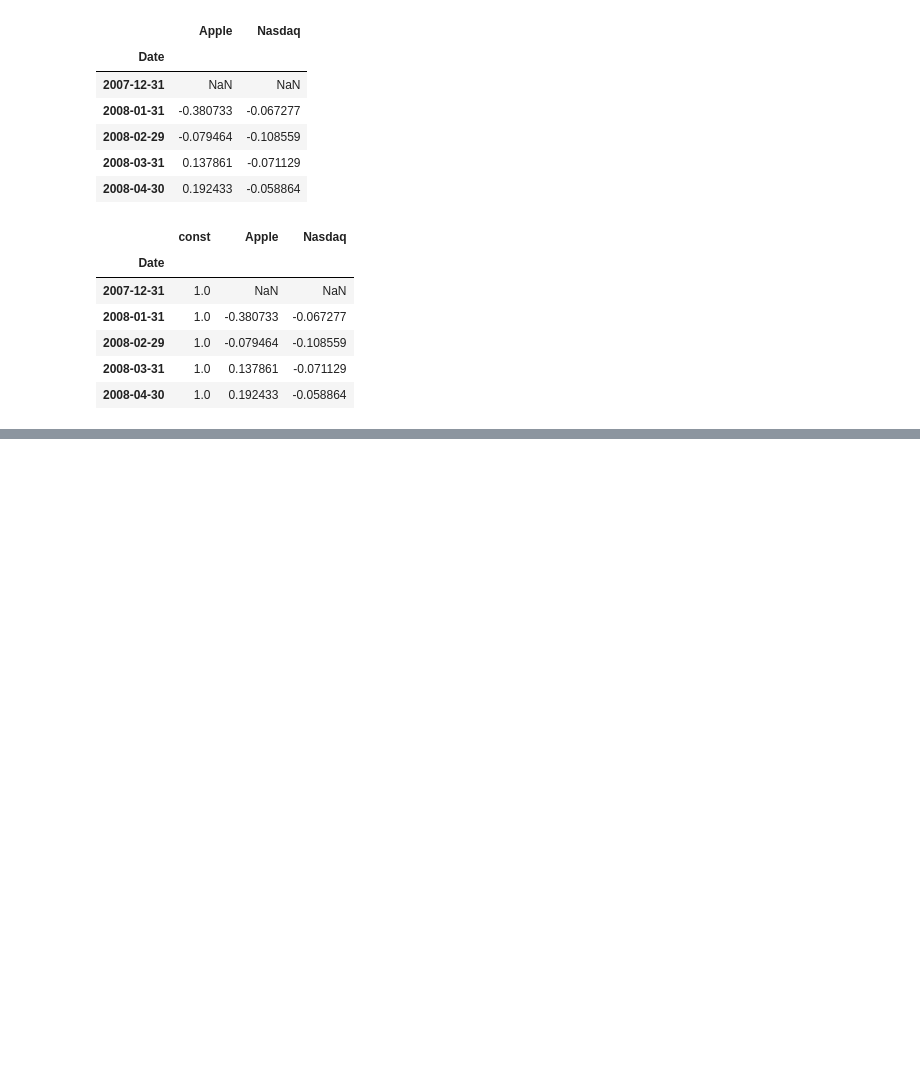
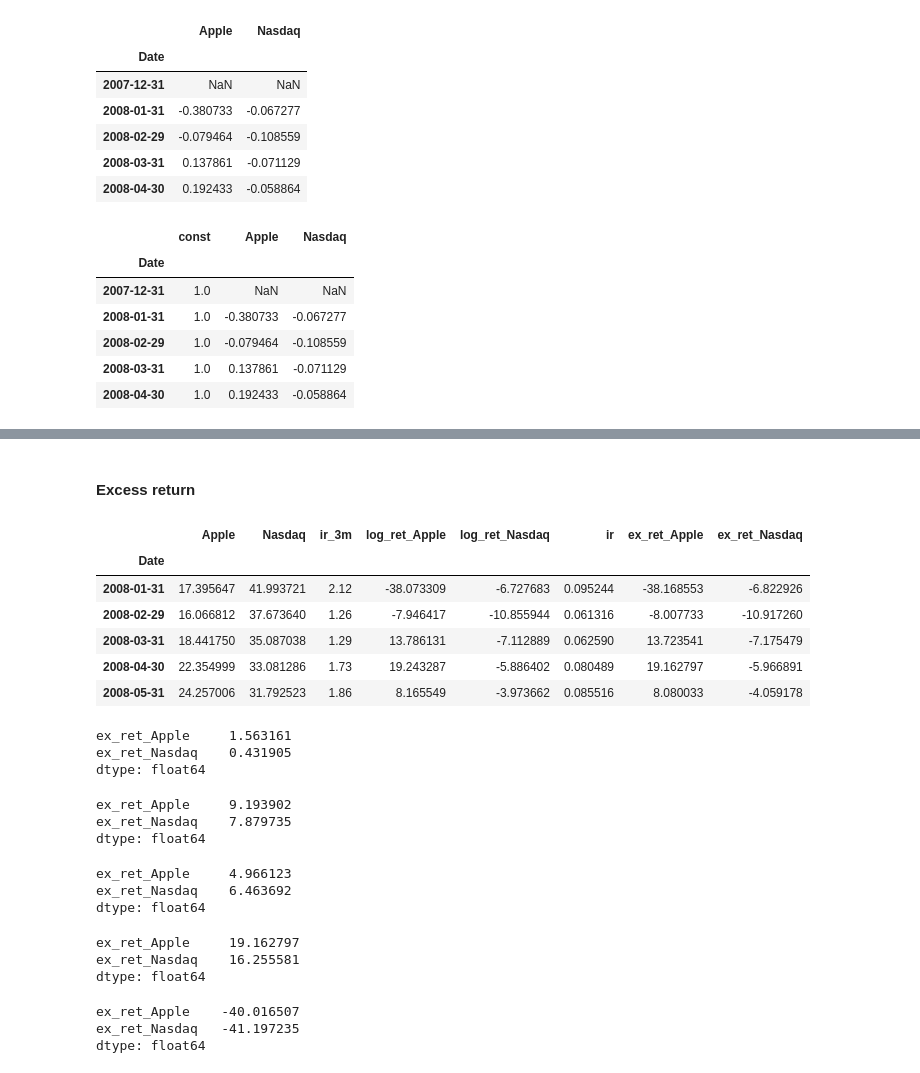
Before and after one commit to smurve/financials, a Jupyter notebook: GettingStarted_with_CFDS.ipynb, the cells around one changed output, grey strips where cells are left out. Cells and saved outputs as stored; diff of their text form; code cells hidden in the pictures; blank space fills up the shorter version.

```diff
--- a/GettingStarted_with_CFDS.ipynb
+++ b/GettingStarted_with_CFDS.ipynb
@@ -117,0 +153,3 @@ obs=np.array([3, -3, 0, 2, 1, 3])
+# %%
+ir_3m = ir_3m.set_index('Date')
+ir_3m.head()
@@ -117,0 +183,3 @@ obs=np.array([3, -3, 0, 2, 1, 3])
+# %%
+stocks_data = pd.concat([data, ir_3m], axis=1)
+stocks_data.head()
@@ -117,0 +194,5 @@ obs=np.array([3, -3, 0, 2, 1, 3])
+# %%
+stocks_data['log_ret_Apple'] = 100* np.log(stocks_data['Apple']).diff()
+stocks_data['log_ret_Nasdaq'] = 100* np.log(stocks_data['Nasdaq']).diff()
+stocks_data.dropna(inplace=True)
+stocks_data.head()
@@ -117,0 +212,3 @@ obs=np.array([3, -3, 0, 2, 1, 3])
+# %%
+stocks_data['ir'] = np.log((1+stocks_data['ir_3m']*91/365.25)**(20.4375/91))
+stocks_data.head()
@@ -117,0 +223,49 @@ obs=np.array([3, -3, 0, 2, 1, 3])
+# %% [markdown]
+#### Excess return
+# %%
+stocks_data['ex_ret_Apple'] = stocks_data['log_ret_Apple'] - stocks_data['ir']
+stocks_data['ex_ret_Nasdaq'] = stocks_data['log_ret_Nasdaq'] - stocks_data['ir']
+stocks_data.head()
+# %% [output]
+|  | Apple | Nasdaq | ir_3m | log_ret_Apple | log_ret_Nasdaq | ir | ex_ret_Apple | ex_ret_Nasdaq |
+| Date |  |  |  |  |  |  |  |  |
+| 2008-01-31 | 17.395647 | 41.993721 | 2.12 | -38.073309 | -6.727683 | 0.095244 | -38.168553 | -6.822926 |
+| 2008-02-29 | 16.066812 | 37.673640 | 1.26 | -7.946417 | -10.855944 | 0.061316 | -8.007733 | -10.917260 |
+| 2008-03-31 | 18.441750 | 35.087038 | 1.29 | 13.786131 | -7.112889 | 0.062590 | 13.723541 | -7.175479 |
+| 2008-04-30 | 22.354999 | 33.081286 | 1.73 | 19.243287 | -5.886402 | 0.080489 | 19.162797 | -5.966891 |
+| 2008-05-31 | 24.257006 | 31.792523 | 1.86 | 8.165549 | -3.973662 | 0.085516 | 8.080033 | -4.059178 |
+# %%
+stocks_mean = stocks_data[['ex_ret_Apple','ex_ret_Nasdaq']].mean()
+stocks_mean
+# %% [output]
+ex_ret_Apple     1.563161
+ex_ret_Nasdaq    0.431905
+dtype: float64
+# %%
+stocks_std = stocks_data[['ex_ret_Apple','ex_ret_Nasdaq']].std()
+stocks_std
+# %% [output]
+ex_ret_Apple     9.193902
+ex_ret_Nasdaq    7.879735
+dtype: float64
+# %%
+stocks_kurt = stocks_data[['ex_ret_Apple','ex_ret_Nasdaq']].kurt()
+stocks_kurt
+# %% [output]
+ex_ret_Apple     4.966123
+ex_ret_Nasdaq    6.463692
+dtype: float64
+# %%
+stocks_max = stocks_data[['ex_ret_Apple','ex_ret_Nasdaq']].max()
+stocks_max
+# %% [output]
+ex_ret_Apple     19.162797
+ex_ret_Nasdaq    16.255581
+dtype: float64
+# %%
+stocks_min = stocks_data[['ex_ret_Apple','ex_ret_Nasdaq']].min()
+stocks_min
+# %% [output]
+ex_ret_Apple    -40.016507
+ex_ret_Nasdaq   -41.197235
+dtype: float64
```
Also changed, not shown: parts of 52 cells of this notebook, 2 other files.
